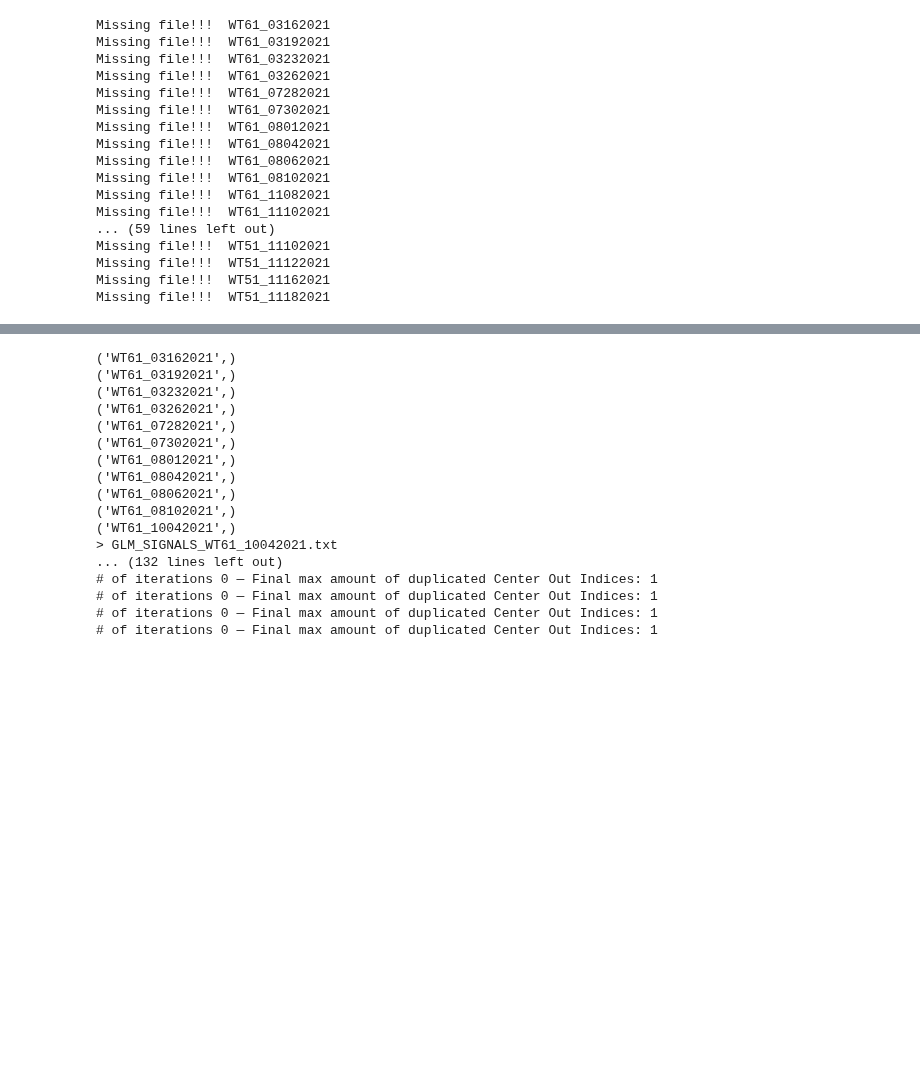
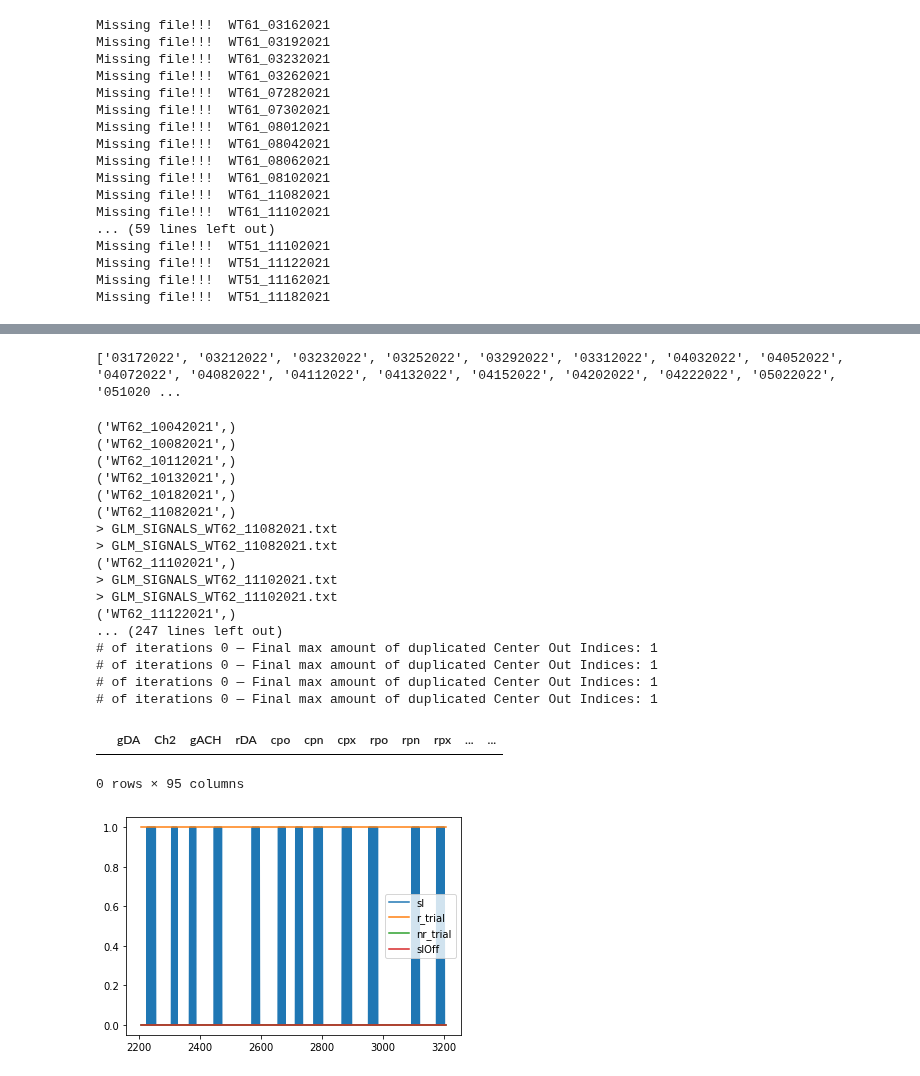
Before and after one commit to kimerein/sabatinilab-glm, a Jupyter notebook: sglm/notebooks/production/01-create_signal_df-lynne.ipynb, the cells around one changed output, grey strips where cells are left out. Cells and saved outputs as stored; diff of their text form; code cells hidden in the pictures; blank space fills up the shorter version.

```diff
--- a/sglm/notebooks/production/01-create_signal_df-lynne.ipynb
+++ b/sglm/notebooks/production/01-create_signal_df-lynne.ipynb
@@ -88,5 +97,6 @@ y_col_lst_all = ['gACH', 'rDA', 'gDA', 'Ch5', 'Ch6', 'GP_1', 'GP_2', 'GP_5', 'GP
 # %%
 ### Figure 2: Dual side recording
+figure = 'fig2'
 
 # 'WT61', 'WT63', 'WT64', '', 'WT44', 'WT51' # Excluding 'WT43
 
@@ -132,7 +142,7 @@ channel_definitions.update({(file_combo,): {'Ch5': 'gACH', 'Ch6': 'rDA'} for fil
 
 fig_2_signal_files_setup = group_1_combo #+ group_2_combo + group_3_combo + group_4_combo + group_5_combo + group_6_combo
 for f in fig_2_signal_files_setup:
-    glob_file = glob.glob(f'../../data/raw/fig2/GLM_SIGNALS_{f}*')
+    glob_file = glob.glob(f'../../data/raw/{figure}/GLM_SIGNALS_{f}*')
     if len(glob_file) != 1:
         print('Missing file!!! ', f)
     signal_files += glob_file
@@ -157,3 +323,8 @@ Missing file!!!  WT51_11182021
+# %%
+figure = 'fig3'
+print(sorted(list(set([_.split('_')[-1].replace('.txt', '') for _ in glob.glob(f'../../data/raw/{figure}/GLM_SIGNALS_*')]))))
+# %% [output]
+['03172022', '03212022', '03232022', '03252022', '03292022', '03312022', '04032022', '04052022', '04072022', '04082022', '04112022', '04132022', '04152022', '04202022', '04222022', '05022022', '051020 ...
 # %%
 ignore_files = [
                 'WT61_10152021',
@@ -188,6 +359,9 @@ for file_num in trange(len(signal_files)):
     signal_path_out = signal_path.replace(r'/raw/', r'/interim/').replace('GLM_SIGNALS', 'GLM_SIGNALS_INTERIM').replace('txt', 'csv')
     table_path_out = table_path.replace(r'/raw/', r'/interim/').replace('GLM_SIGNALS', 'GLM_SIGNALS_INTERIM').replace('txt', 'csv')
 
+    if signal_path in out_files:
+        signal_path_out = signal_path_out.replace(*out_files[signal_path])
+        table_path_out = table_path_out.replace(*out_files[signal_path])
 
     signal_df = pd.read_csv(signal_path)
     table_df = pd.read_csv(table_path)
@@ -245,7 +419,8 @@ for file_num in trange(len(signal_files)):
 
 
 
-
+    signal_df['slOff'] = signal_df['sl'] * signal_df['nr_trial']
+    signal_df['sl'] = signal_df['sl'] - signal_df['slOff']
 
 
 
@@ -271,20 +446,27 @@ for file_num in trange(len(signal_files)):
     if table_path_out:
         table_df.to_csv(table_path_out, index_label='index')
 # %% [output]
-('WT61_03162021',)
-('WT61_03192021',)
-('WT61_03232021',)
-('WT61_03262021',)
-('WT61_07282021',)
-('WT61_07302021',)
-('WT61_08012021',)
-('WT61_08042021',)
-('WT61_08062021',)
-('WT61_08102021',)
-('WT61_10042021',)
-> GLM_SIGNALS_WT61_10042021.txt
-... (132 lines left out)
+('WT62_10042021',)
+('WT62_10082021',)
+('WT62_10112021',)
+('WT62_10132021',)
+('WT62_10182021',)
+('WT62_11082021',)
+> GLM_SIGNALS_WT62_11082021.txt
+> GLM_SIGNALS_WT62_11082021.txt
+('WT62_11102021',)
+> GLM_SIGNALS_WT62_11102021.txt
+> GLM_SIGNALS_WT62_11102021.txt
+('WT62_11122021',)
+... (247 lines left out)
 # of iterations 0 — Final max amount of duplicated Center Out Indices: 1
 # of iterations 0 — Final max amount of duplicated Center Out Indices: 1
 # of iterations 0 — Final max amount of duplicated Center Out Indices: 1
 # of iterations 0 — Final max amount of duplicated Center Out Indices: 1
+# %%
+signal_df[['sl', 'r_trial', 'nr_trial', 'slOff', ]].iloc[1000:2000].plot()
+signal_df[signal_df['r_trial'] == signal_df['nr_trial']]
+# %% [output]
+|  | gDA | Ch2 | gACH | rDA | cpo | cpn | cpx | rpo | rpn | rpx | ... | ... |
+0 rows × 95 columns
+[figure, added]
```
Also changed, not shown: parts of 7 cells of this notebook, 1 other file.
